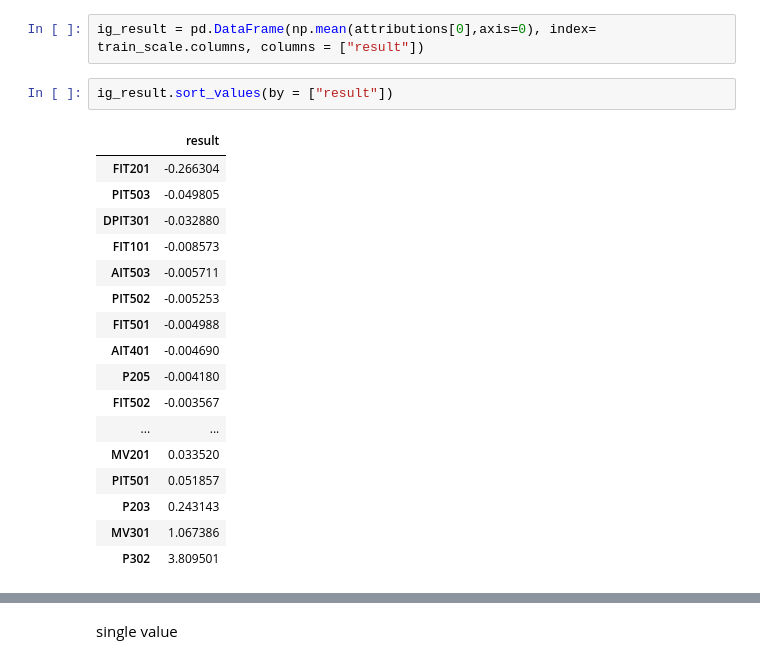
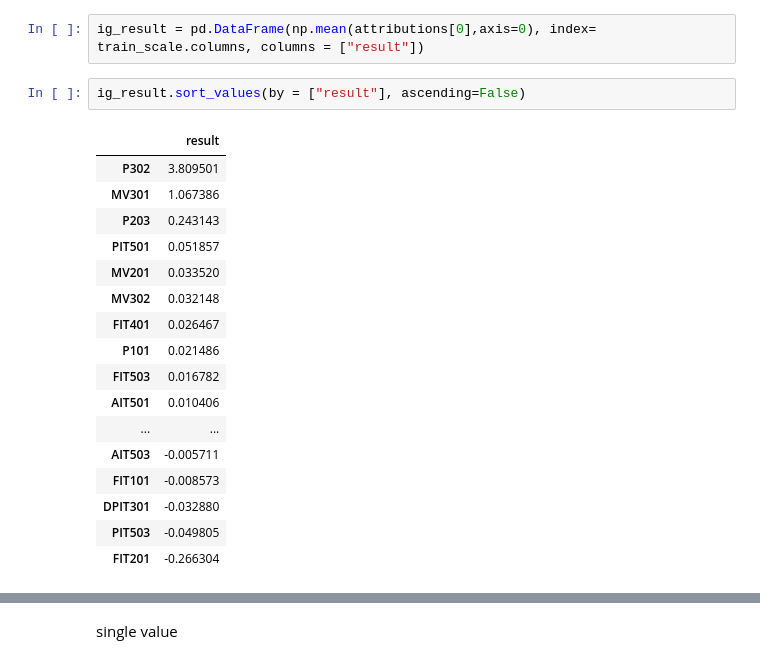
Before and after one commit to Geebigib/Explainable-Anomaly-detection-In-ICS, a Jupyter notebook: Neural_Base_Model.ipynb, the cells around one changed output, grey strips where cells are left out. Saved outputs shown, nothing was run; the diff lists cells and outputs as text.

```diff
--- a/Neural_Base_Model.ipynb
+++ b/Neural_Base_Model.ipynb
@@ -565,22 +569,22 @@ attributions = ig_explanation.attributions
 # %%
 ig_result = pd.DataFrame(np.mean(attributions[0],axis=0), index= train_scale.columns, columns = ["result"])
 # %%
-ig_result.sort_values(by = ["result"])
+ig_result.sort_values(by = ["result"], ascending=False)
 # %% [output]
 |  | result |
+| P302 | 3.809501 |
+| MV301 | 1.067386 |
+| P203 | 0.243143 |
+| PIT501 | 0.051857 |
+| MV201 | 0.033520 |
+| MV302 | 0.032148 |
+| FIT401 | 0.026467 |
+| P101 | 0.021486 |
+| FIT503 | 0.016782 |
+| AIT501 | 0.010406 |
+| ... | ... |
+| AIT503 | -0.005711 |
+| FIT101 | -0.008573 |
+| DPIT301 | -0.032880 |
+| PIT503 | -0.049805 |
 | FIT201 | -0.266304 |
-| PIT503 | -0.049805 |
-| DPIT301 | -0.032880 |
-| FIT101 | -0.008573 |
-| AIT503 | -0.005711 |
-| PIT502 | -0.005253 |
-| FIT501 | -0.004988 |
-| AIT401 | -0.004690 |
-| P205 | -0.004180 |
-| FIT502 | -0.003567 |
-| ... | ... |
-| MV201 | 0.033520 |
-| PIT501 | 0.051857 |
-| P203 | 0.243143 |
-| MV301 | 1.067386 |
-| P302 | 3.809501 |
```
Also changed, not shown: parts of 4 cells of this notebook.
